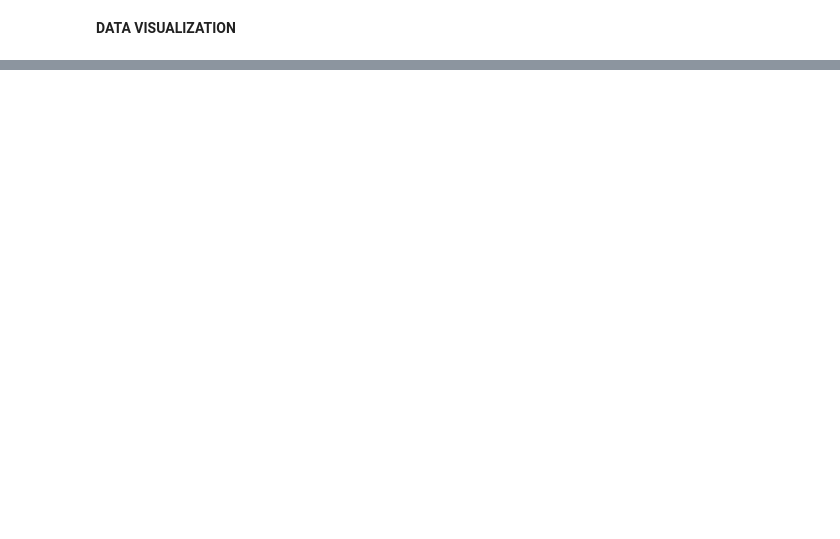
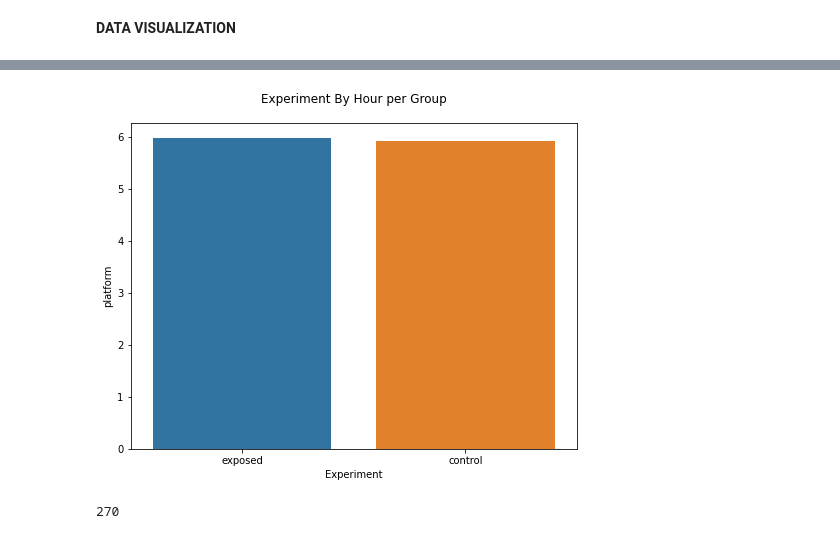
Before and after one commit to AmonKi/abtest-mlops, a Jupyter notebook: Data Exploration.ipynb, the cells around one changed output, grey strips where cells are left out. Saved outputs shown, nothing was run; the diff lists cells and outputs as text; code cells hidden in the pictures; blank space fills up the shorter version.

```diff
--- a/Data Exploration.ipynb
+++ b/Data Exploration.ipynb
@@ -302,0 +237,14 @@ ValueError: Could not interpret input 'browser'
+# %%
+plt.figure(figsize=(8,6))
+
+sns.barplot(x=df['experiment'], y=df['platform_os'], ci=False)
+
+plt.title('Experiment By Hour per Group', pad=20)
+plt.xlabel('Experiment')
+plt.ylabel('platform');
+# %% [output]
+[figure, added]
+# %%
+len(df['device_make'].unique().tolist())
+# %% [output]
+270
```
Also changed, not shown: parts of 39 cells of this notebook.
